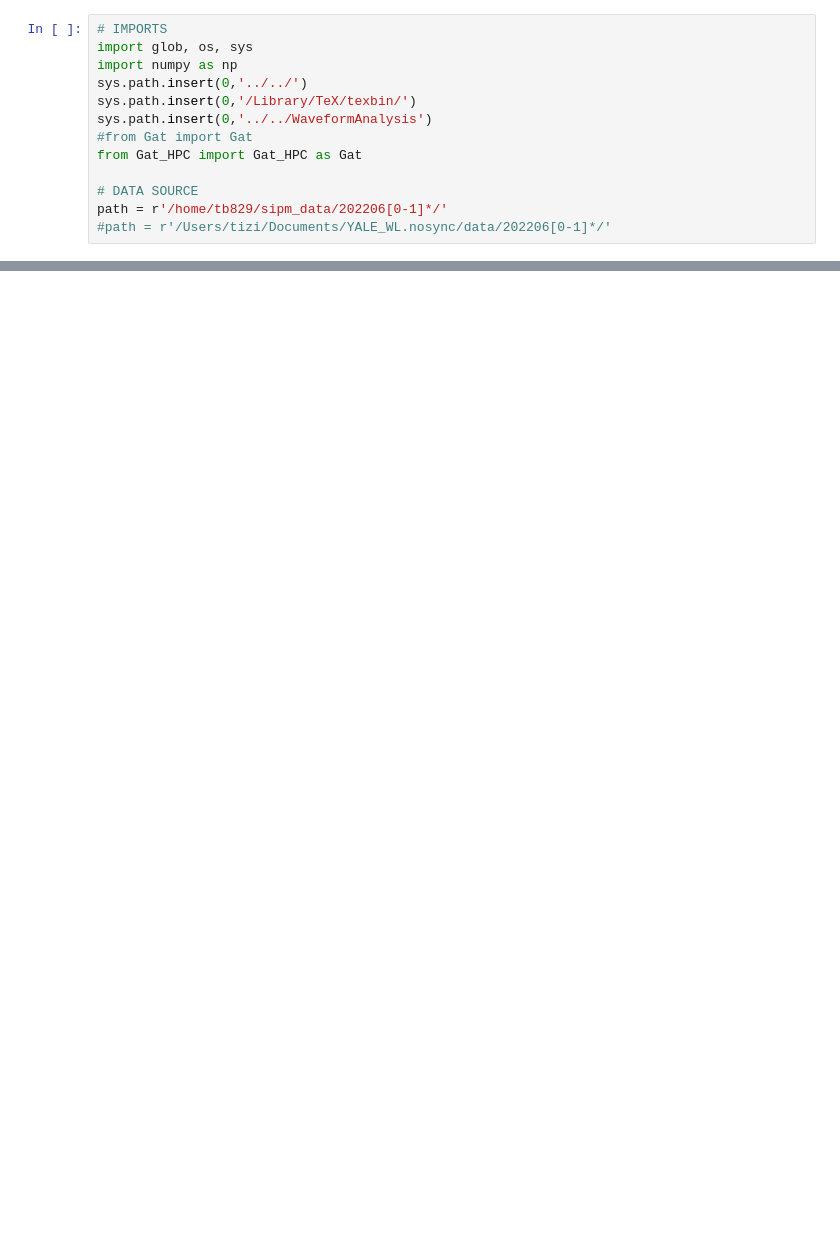
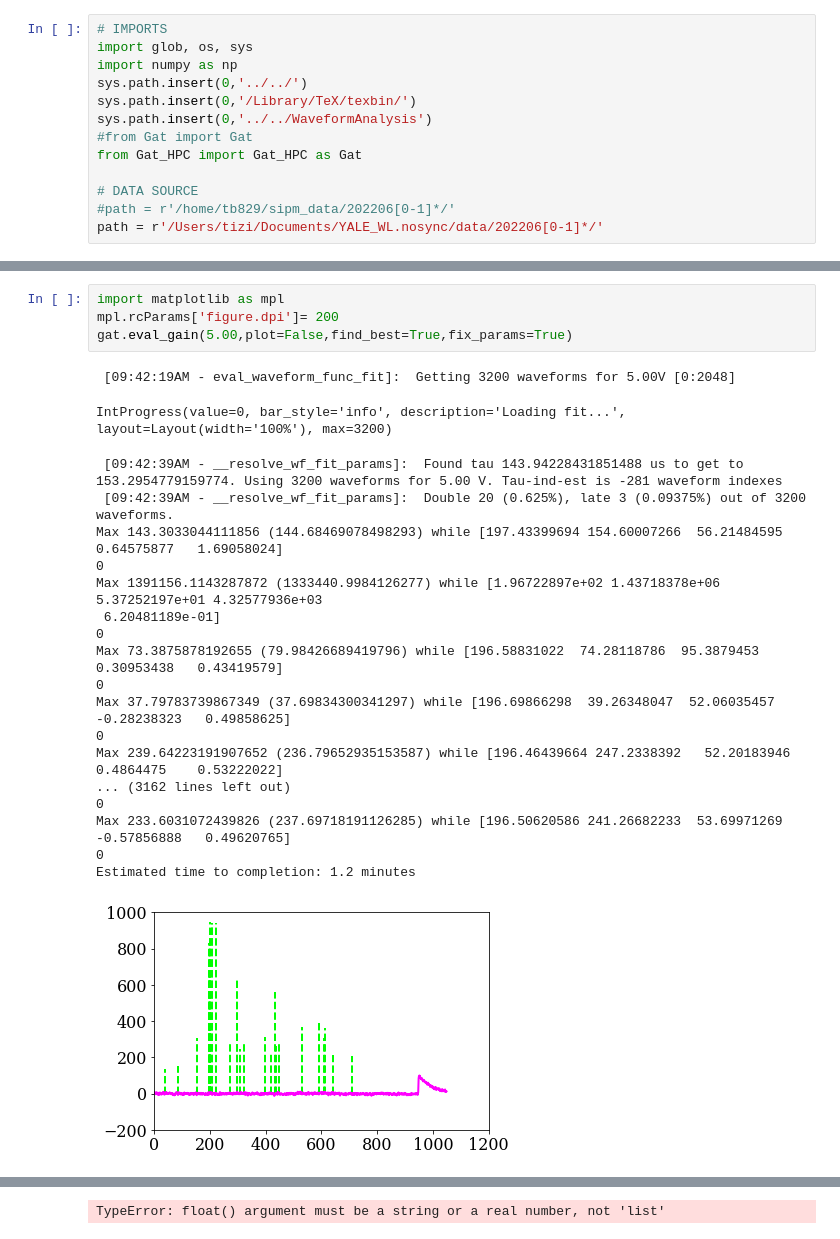
Before and after one commit to Moore-Lab/purity-monitor, a Jupyter notebook: Jupyter/Log/2022-07-26.ipynb, the cells around one changed output, grey strips where cells are left out. Cells and saved outputs as stored; diff of their text form; blank space fills up the shorter version.

```diff
--- a/Jupyter/Log/2022-07-26.ipynb
+++ b/Jupyter/Log/2022-07-26.ipynb
@@ -9,7 +9,7 @@ sys.path.insert(0,'../../WaveformAnalysis')
 from Gat_HPC import Gat_HPC as Gat
 
 # DATA SOURCE
-path = r'/home/tb829/sipm_data/202206[0-1]*/'
-#path = r'/Users/tizi/Documents/YALE_WL.nosync/data/202206[0-1]*/'
+#path = r'/home/tb829/sipm_data/202206[0-1]*/'
+path = r'/Users/tizi/Documents/YALE_WL.nosync/data/202206[0-1]*/'
 # %%
 gat = Gat(path, 'wave*',5.00,debug=False,force=True,notify=False)
@@ -27,0 +18,25 @@ Error:
+# %%
+import matplotlib as mpl
+mpl.rcParams['figure.dpi']= 200
+gat.eval_gain(5.00,plot=False,find_best=True,fix_params=True)
+# %% [output]
+ [09:42:19AM - eval_waveform_func_fit]:  Getting 3200 waveforms for 5.00V [0:2048]
+IntProgress(value=0, bar_style='info', description='Loading fit...', layout=Layout(width='100%'), max=3200)
+ [09:42:39AM - __resolve_wf_fit_params]:  Found tau 143.94228431851488 us to get to 153.2954779159774. Using 3200 waveforms for 5.00 V. Tau-ind-est is -281 waveform indexes
+ [09:42:39AM - __resolve_wf_fit_params]:  Double 20 (0.625%), late 3 (0.09375%) out of 3200 waveforms.
+Max 143.3033044111856 (144.68469078498293) while [197.43399694 154.60007266  56.21484595   0.64575877   1.69058024]
+0
+Max 1391156.1143287872 (1333440.9984126277) while [1.96722897e+02 1.43718378e+06 5.37252197e+01 4.32577936e+03
+ 6.20481189e-01]
+0
+Max 73.3875878192655 (79.98426689419796) while [196.58831022  74.28118786  95.3879453    0.30953438   0.43419579]
+0
+Max 37.79783739867349 (37.69834300341297) while [196.69866298  39.26348047  52.06035457  -0.28238323   0.49858625]
+0
+Max 239.64223191907652 (236.79652935153587) while [196.46439664 247.2338392   52.20183946   0.4864475    0.53222022]
+... (3162 lines left out)
+0
+Max 233.6031072439826 (237.69718191126285) while [196.50620586 241.26682233  53.69971269  -0.57856888   0.49620765]
+0
+Estimated time to completion: 1.2 minutes
+[figure, added]
@@ -28 +60,2 @@ Error:
+TypeError: float() argument must be a string or a real number, not 'list'
 # %%
```
Also changed, not shown: parts of 7 cells of this notebook, 3 other files.
